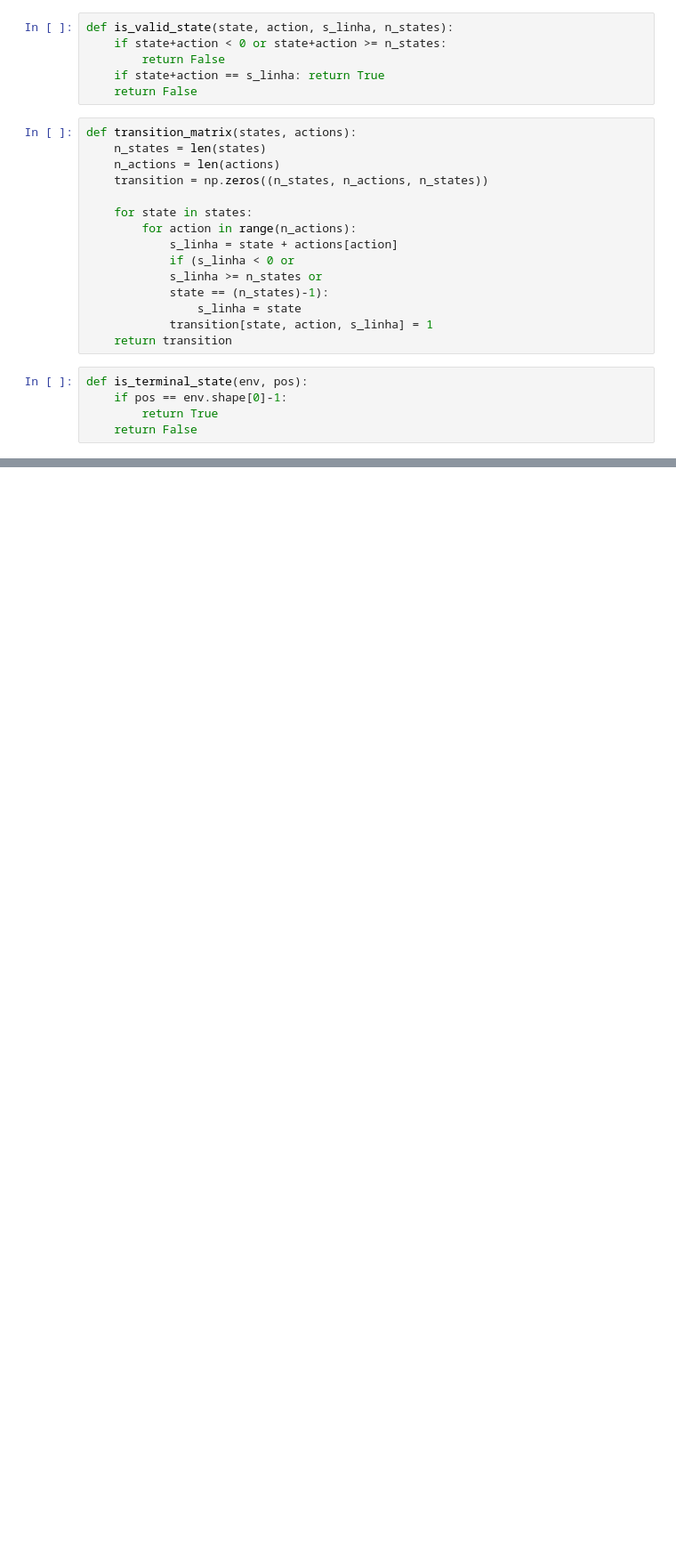
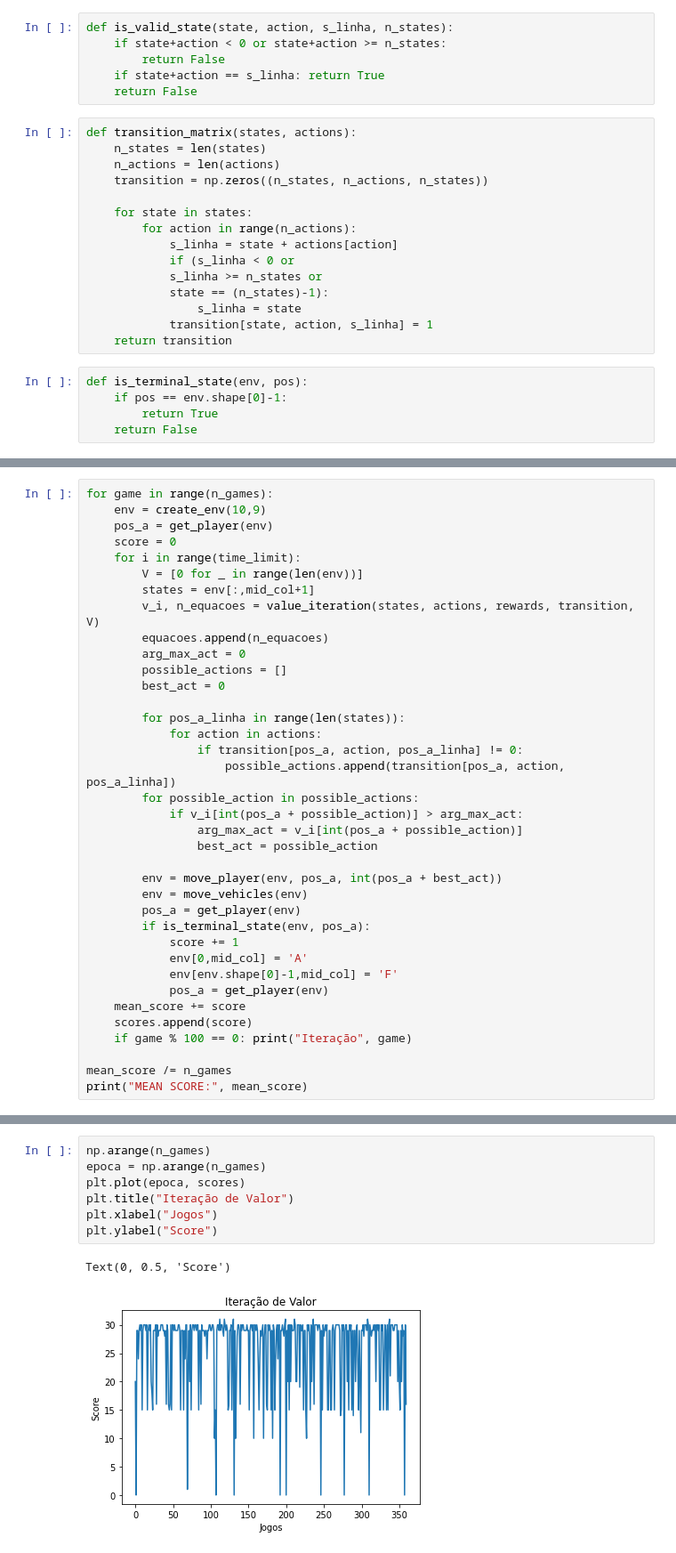
Before and after one commit to matiasvinicius/Planning-and-Reinforcement-Learning, a Jupyter notebook: planning.ipynb, the cells around one changed output, grey strips where cells are left out. Shown at 89% size. Drawn from its saved outputs; the diff is of its cells as text; blank space fills up the shorter version.

Commit message:
Adiçao do Police Iteration e atualizaçao do VI

```diff
--- a/planning.ipynb
+++ b/planning.ipynb
@@ -84,0 +129,37 @@ def is_terminal_state(env, pos):
+# %%
+for game in range(n_games):
+    env = create_env(10,9)
+    pos_a = get_player(env)
+    score = 0
+    for i in range(time_limit):
+        V = [0 for _ in range(len(env))]
+        states = env[:,mid_col+1]
+        v_i, n_equacoes = value_iteration(states, actions, rewards, transition, V)
+        equacoes.append(n_equacoes)
+        arg_max_act = 0
+        possible_actions = []
+        best_act = 0
+
+        for pos_a_linha in range(len(states)):
+            for action in actions:
+                if transition[pos_a, action, pos_a_linha] != 0:
+                    possible_actions.append(transition[pos_a, action, pos_a_linha])
+        for possible_action in possible_actions:
+            if v_i[int(pos_a + possible_action)] > arg_max_act:
+                arg_max_act = v_i[int(pos_a + possible_action)]
+                best_act = possible_action
+
+        env = move_player(env, pos_a, int(pos_a + best_act))
+        env = move_vehicles(env)
+        pos_a = get_player(env)
+        if is_terminal_state(env, pos_a):
+            score += 1
+            env[0,mid_col] = 'A'
+            env[env.shape[0]-1,mid_col] = 'F'
+            pos_a = get_player(env)
+    mean_score += score
+    scores.append(score)
+    if game % 100 == 0: print("Iteração", game)
+
+mean_score /= n_games
+print("MEAN SCORE:", mean_score)
@@ -84,0 +172,10 @@ def is_terminal_state(env, pos):
+# %%
+np.arange(n_games)
+epoca = np.arange(n_games)
+plt.plot(epoca, scores)
+plt.title("Iteração de Valor")
+plt.xlabel("Jogos")
+plt.ylabel("Score")
+# %% [output]
+Text(0, 0.5, 'Score')
+[figure, added]
```
Also changed, not shown: parts of 21 cells of this notebook, 1 other file.
